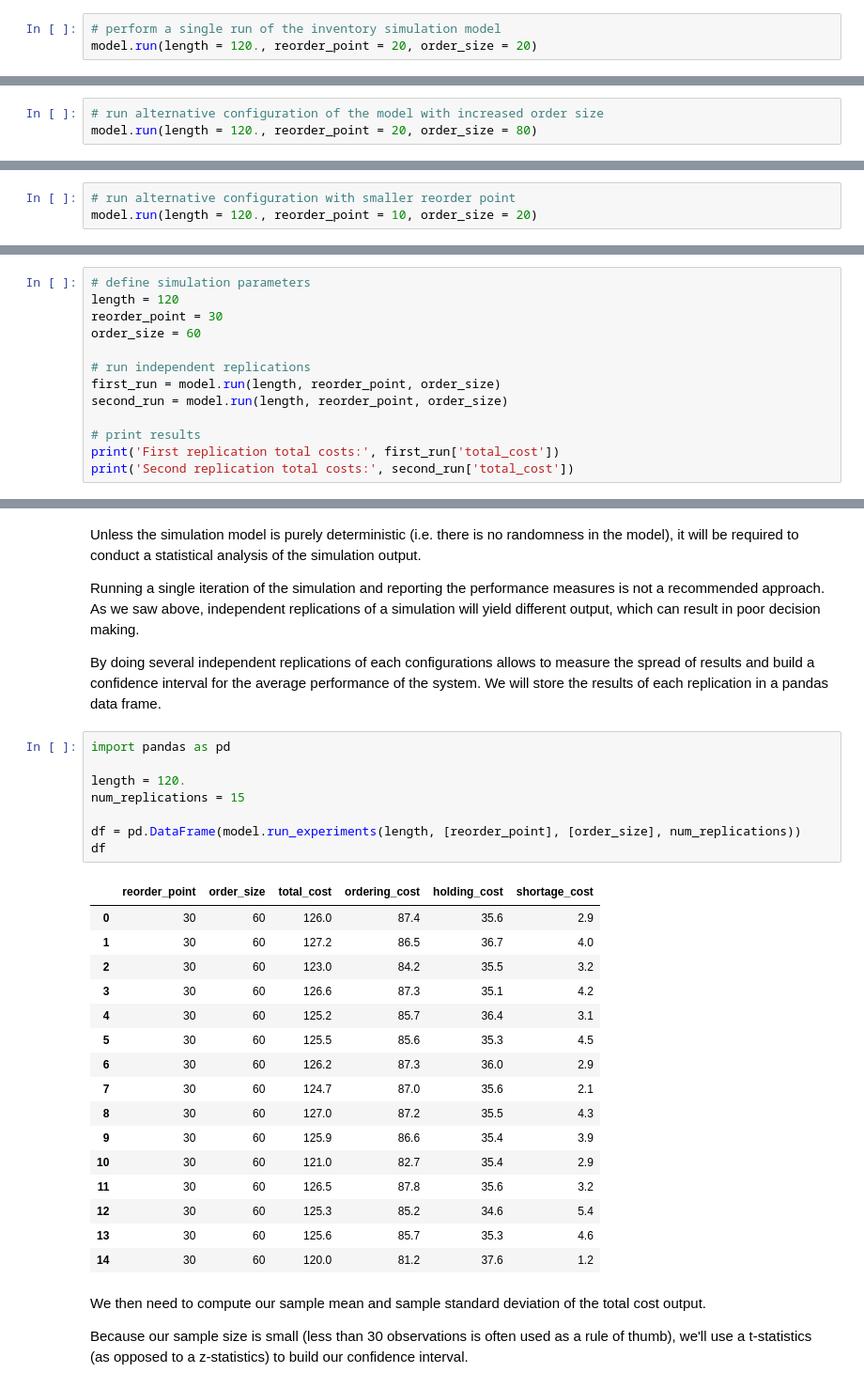
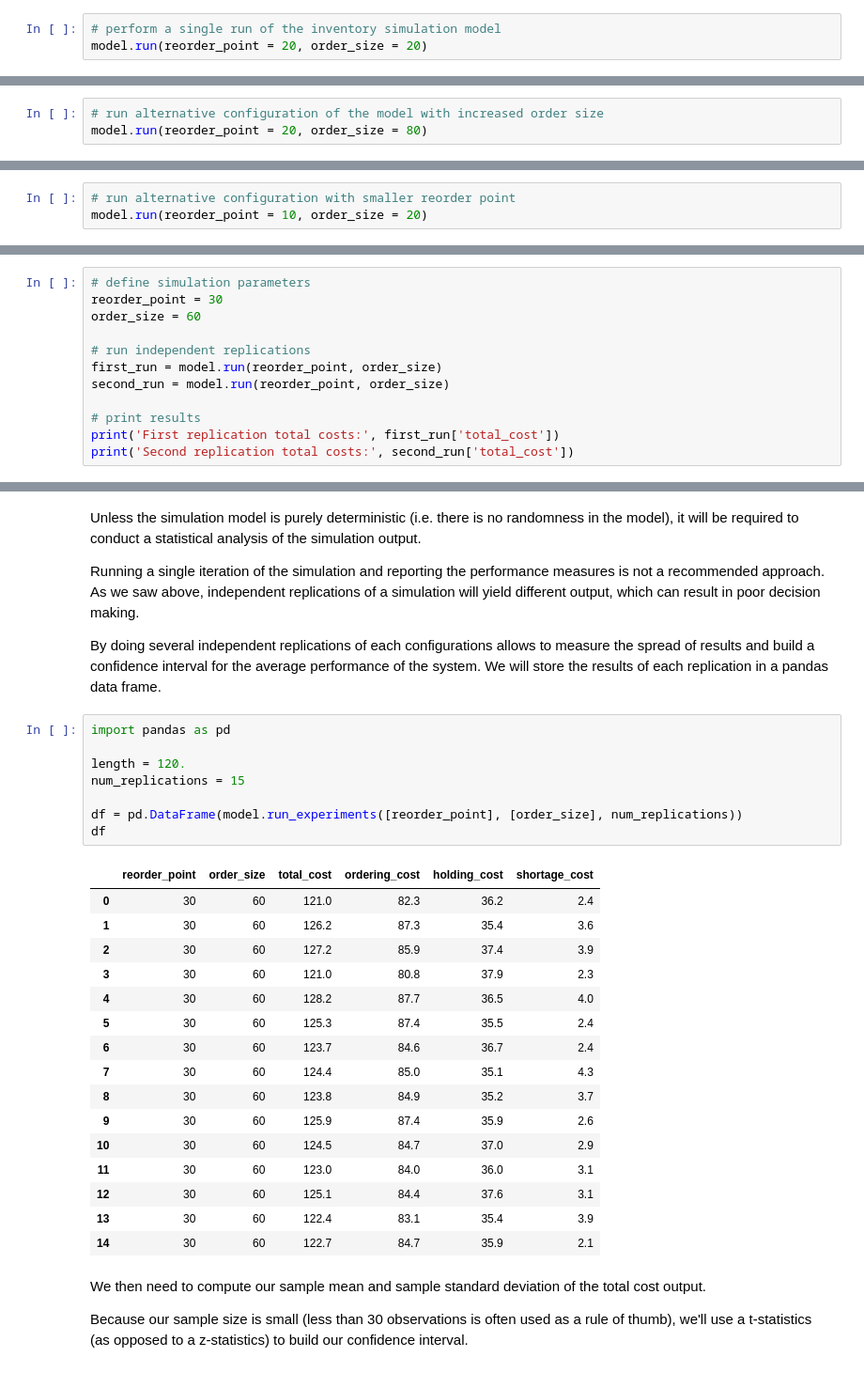
Before and after one commit to Arthurbdt/inventory-simulation, a Jupyter notebook: output_analysis.ipynb, the cells around one changed output, grey strips where cells are left out. Shown: that part at 94% size. Drawn from its saved outputs; the diff is of its cells as text.

```diff
--- a/output_analysis.ipynb
+++ b/output_analysis.ipynb
@@ -34,7 +34,7 @@ The function will return a dictionary containing user input parameters (reorder
 Let us run a few iterations and have a look at their output:
 # %%
 # perform a single run of the inventory simulation model
-model.run(length = 120., reorder_point = 20, order_size = 20)
+model.run(reorder_point = 20, order_size = 20)
 # %% [output]
 {'reorder_point': 20,
  'order_size': 20,
@@ -45,6 +45,6 @@ model.run(length = 120., reorder_point = 20, order_size = 20)
 # %%
 # run alternative configuration of the model with increased order size
-model.run(length = 120., reorder_point = 20, order_size = 80)
+model.run(reorder_point = 20, order_size = 80)
 # %% [output]
 {'reorder_point': 20,
  'order_size': 80,
@@ -61,6 +66,6 @@ In terms of total costs, the second iteration yields better results than the fir
 # %%
 # run alternative configuration with smaller reorder point
-model.run(length = 120., reorder_point = 10, order_size = 20)
+model.run(reorder_point = 10, order_size = 20)
 # %% [output]
 {'reorder_point': 10,
  'order_size': 20,
@@ -83,12 +92,11 @@ Since there is an event ending the simulation (after 120 months), the simulation
 # %%
 # define simulation parameters
-length = 120
 reorder_point = 30
 order_size = 60
 
 # run independent replications
-first_run = model.run(length, reorder_point, order_size)
-second_run = model.run(length, reorder_point, order_size)
+first_run = model.run(reorder_point, order_size)
+second_run = model.run(reorder_point, order_size)
 
 # print results
 print('First replication total costs:', first_run['total_cost'])
@@ -113,28 +121,28 @@ By doing several independent replications of each configurations allows to measu
 # %%
 import pandas as pd
 
 length = 120.
 num_replications = 15
 
-df = pd.DataFrame(model.run_experiments(length, [reorder_point], [order_size], num_replications))
+df = pd.DataFrame(model.run_experiments([reorder_point], [order_size], num_replications))
 df
 # %% [output]
 |  | reorder_point | order_size | total_cost | ordering_cost | holding_cost | shortage_cost |
-| 0 | 30 | 60 | 126.0 | 87.4 | 35.6 | 2.9 |
-| 1 | 30 | 60 | 127.2 | 86.5 | 36.7 | 4.0 |
-| 2 | 30 | 60 | 123.0 | 84.2 | 35.5 | 3.2 |
-| 3 | 30 | 60 | 126.6 | 87.3 | 35.1 | 4.2 |
-| 4 | 30 | 60 | 125.2 | 85.7 | 36.4 | 3.1 |
-| 5 | 30 | 60 | 125.5 | 85.6 | 35.3 | 4.5 |
-| 6 | 30 | 60 | 126.2 | 87.3 | 36.0 | 2.9 |
-| 7 | 30 | 60 | 124.7 | 87.0 | 35.6 | 2.1 |
-| 8 | 30 | 60 | 127.0 | 87.2 | 35.5 | 4.3 |
-| 9 | 30 | 60 | 125.9 | 86.6 | 35.4 | 3.9 |
-| 10 | 30 | 60 | 121.0 | 82.7 | 35.4 | 2.9 |
-| 11 | 30 | 60 | 126.5 | 87.8 | 35.6 | 3.2 |
-| 12 | 30 | 60 | 125.3 | 85.2 | 34.6 | 5.4 |
-| 13 | 30 | 60 | 125.6 | 85.7 | 35.3 | 4.6 |
-| 14 | 30 | 60 | 120.0 | 81.2 | 37.6 | 1.2 |
+| 0 | 30 | 60 | 121.0 | 82.3 | 36.2 | 2.4 |
+| 1 | 30 | 60 | 126.2 | 87.3 | 35.4 | 3.6 |
+| 2 | 30 | 60 | 127.2 | 85.9 | 37.4 | 3.9 |
+| 3 | 30 | 60 | 121.0 | 80.8 | 37.9 | 2.3 |
+| 4 | 30 | 60 | 128.2 | 87.7 | 36.5 | 4.0 |
+| 5 | 30 | 60 | 125.3 | 87.4 | 35.5 | 2.4 |
+| 6 | 30 | 60 | 123.7 | 84.6 | 36.7 | 2.4 |
+| 7 | 30 | 60 | 124.4 | 85.0 | 35.1 | 4.3 |
+| 8 | 30 | 60 | 123.8 | 84.9 | 35.2 | 3.7 |
+| 9 | 30 | 60 | 125.9 | 87.4 | 35.9 | 2.6 |
+| 10 | 30 | 60 | 124.5 | 84.7 | 37.0 | 2.9 |
+| 11 | 30 | 60 | 123.0 | 84.0 | 36.0 | 3.1 |
+| 12 | 30 | 60 | 125.1 | 84.4 | 37.6 | 3.1 |
+| 13 | 30 | 60 | 122.4 | 83.1 | 35.4 | 3.9 |
+| 14 | 30 | 60 | 122.7 | 84.7 | 35.9 | 2.1 |
 # %% [markdown]
 We then need to compute our sample mean and sample standard deviation of the total cost output.
 
```
Also changed, not shown: parts of 18 cells of this notebook, 2 other files.
